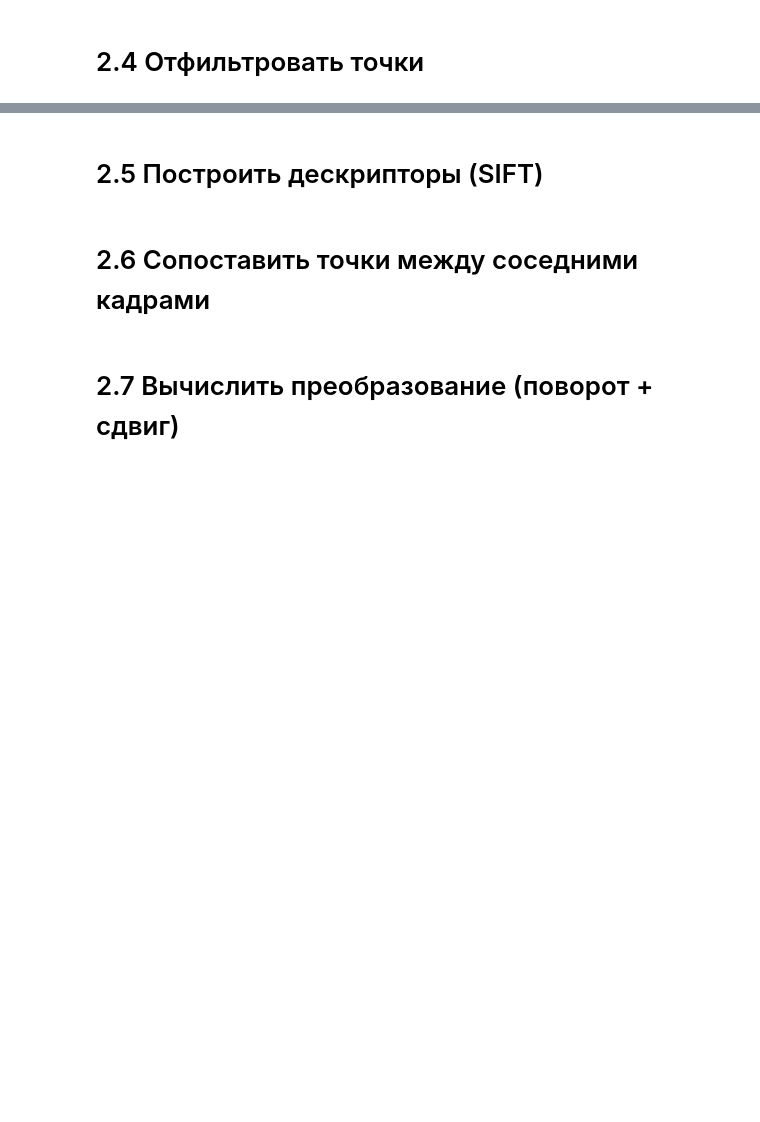
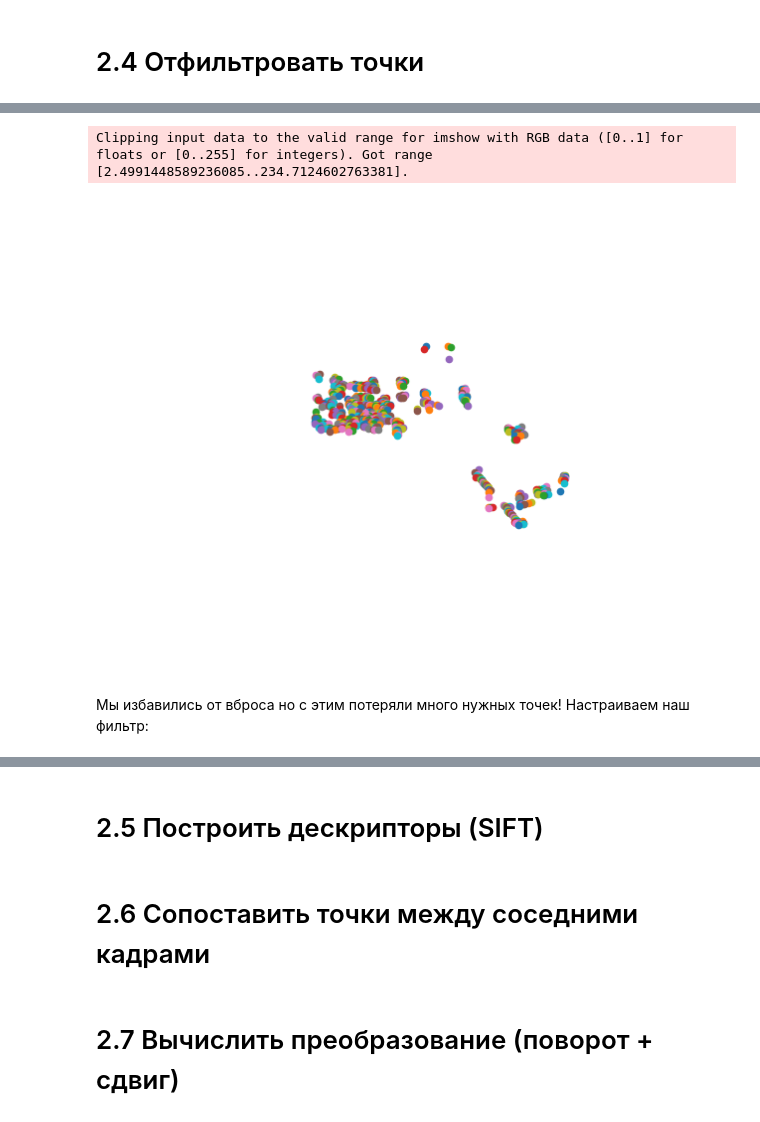
Before and after one commit to arskstn/cv-labs-sem8, a Jupyter notebook: lab1/lab2.ipynb, the cells around one changed output, grey strips where cells are left out. Drawn from its saved outputs; the diff is of its cells as text; code cells hidden in the pictures; blank space fills up the shorter version.

```diff
--- a/lab1/lab2.ipynb
+++ b/lab1/lab2.ipynb
@@ -382,0 +387,23 @@ plt.show()
+# %%
+def filter_isolated_points(keypoints, radius=10, min_neighbors=5):
+
+    filtered = []
+
+    for i, p in enumerate(keypoints):
+
+        neighbors = 0
+
+        for j, q in enumerate(keypoints):
+
+            if i == j:
+                continue
+
+            dist = np.sqrt((p[0]-q[0])**2 + (p[1]-q[1])**2)
+
+            if dist < radius:
+                neighbors += 1
+
+        if neighbors >= min_neighbors:
+            filtered.append(p)
+
+    return filtered
@@ -382,0 +420,9 @@ plt.show()
+# %%
+keypoints_filtered = filter_isolated_points(keypoints)
+# %%
+draw_keypoints(gray, keypoints_filtered)
+# %% [output]
+Clipping input data to the valid range for imshow with RGB data ([0..1] for floats or [0..255] for integers). Got range [2.4991448589236085..234.7124602763381].
+[figure, added]
+# %% [markdown]
+Мы избавились от вброса но с этим потеряли много нужных точек! Настраиваем наш фильтр:
```
Also changed, not shown: parts of 7 cells of this notebook.
